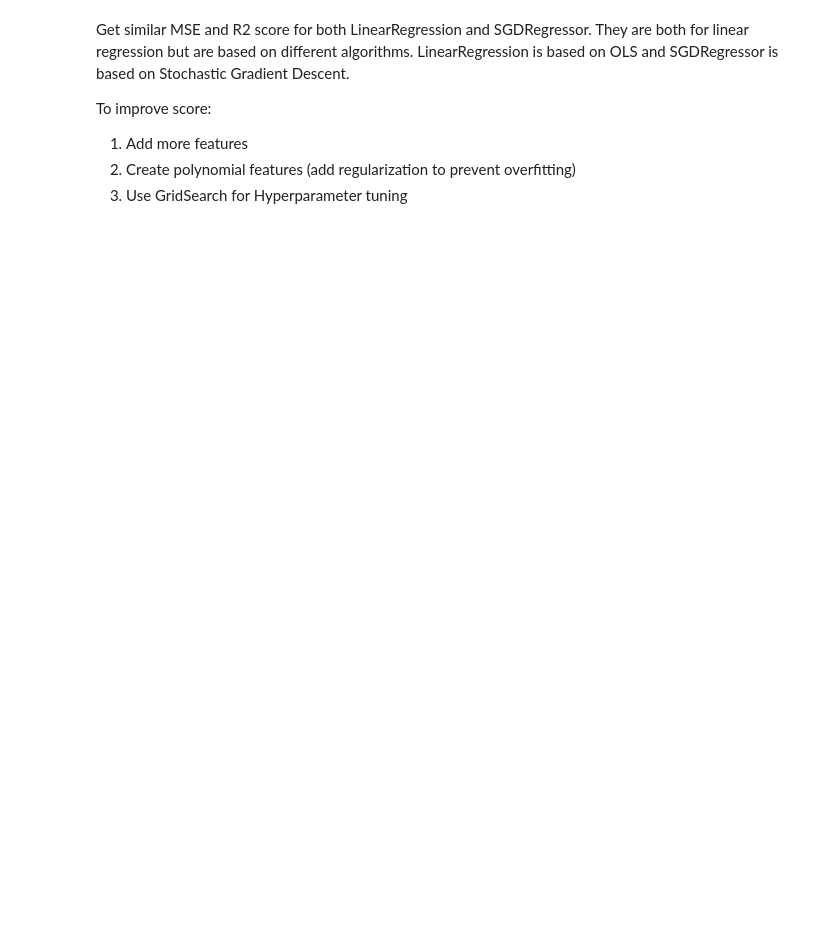
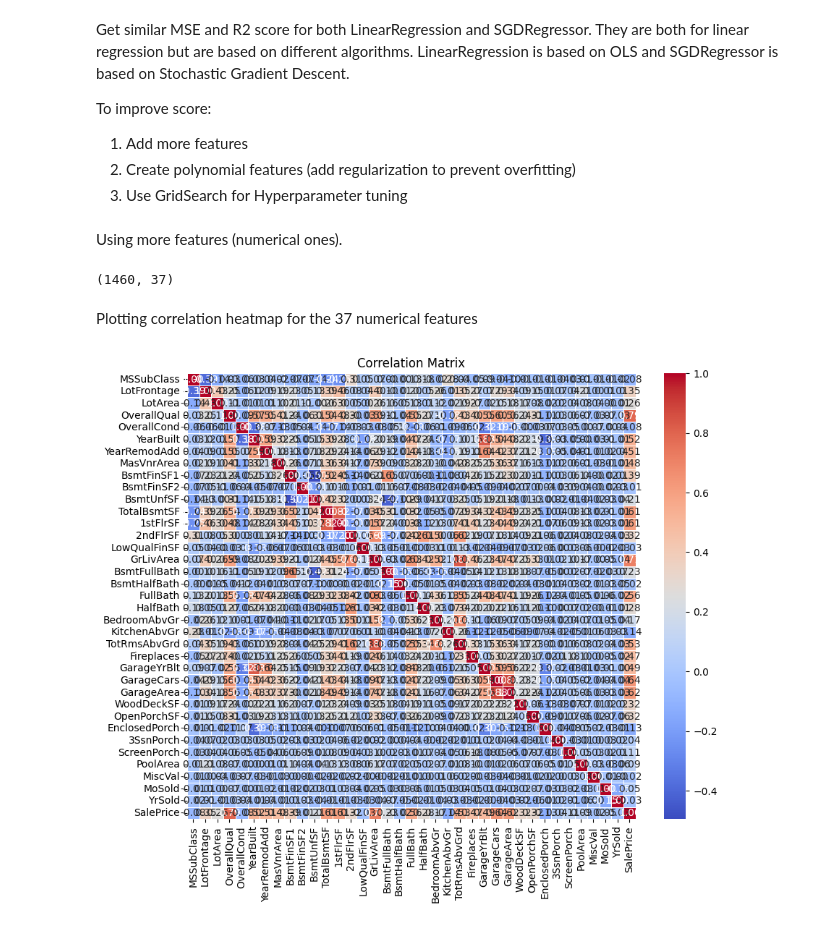
Before and after one commit to remytr/ML-Projects, a Jupyter notebook: house-price-predictions.ipynb, the cells around one changed output. Cells and saved outputs as stored; diff of their text form; code cells hidden in the pictures; blank space fills up the shorter version.

```diff
--- a/house-price-predictions.ipynb
+++ b/house-price-predictions.ipynb
@@ -235,3 +238,34 @@ To improve score:
 1. Add more features
 2. Create polynomial features (add regularization to prevent overfitting)
 3. Use GridSearch for Hyperparameter tuning
+# %% [markdown]
+Using more features (numerical ones).
+# %%
+def isolate_numerical_features(df):
+  """
+  Isolates numerical features from a pandas DataFrame.
+
+  Args:
+    df: The input pandas DataFrame.
+
+  Returns:
+    A pandas DataFrame containing only the numerical features.
+  """
+  numerical_features = df.select_dtypes(include=['number'])
+  return numerical_features
+# %%
+df_numerical  = isolate_numerical_features(df)
+df_numerical.shape
+# %% [output]
+(1460, 37)
+# %% [markdown]
+Plotting correlation heatmap for the 37 numerical features
+# %%
+corr_matrix = df_numerical.corr()
+
+plt.figure(figsize=(10, 8)) # Adjust size as needed
+sns.heatmap(corr_matrix, annot=True, cmap='coolwarm', fmt=".2f", linewidths=.5)
+plt.title('Correlation Matrix')
+plt.show()
+# %% [output]
+[figure, added]
```
Also changed, not shown: parts of 23 cells of this notebook.
